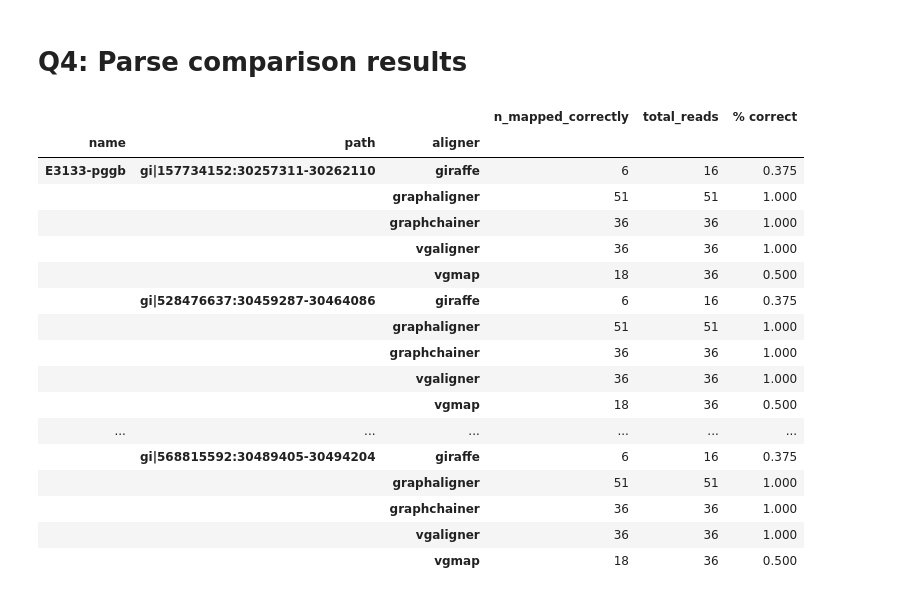
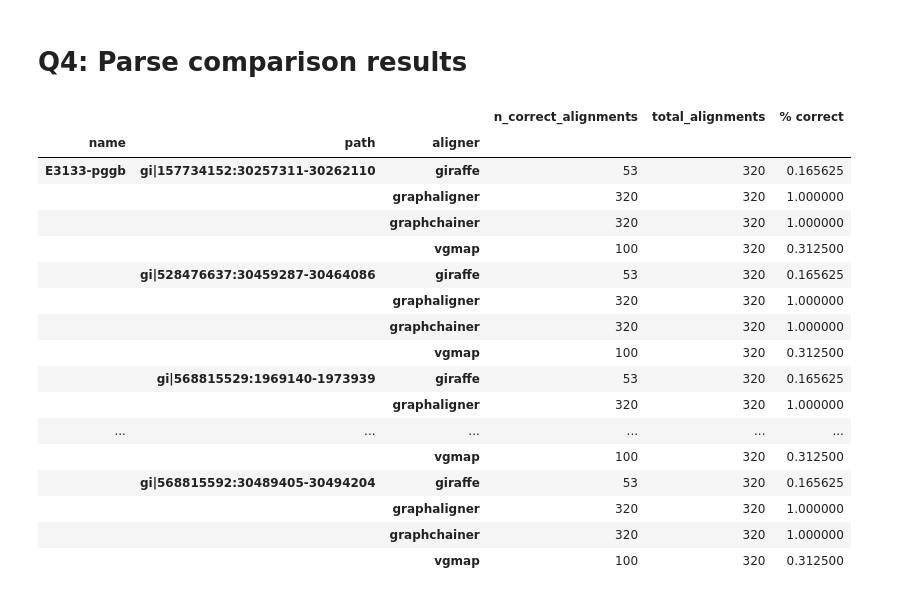
Before and after one commit to HopedWall/vgaligner-new-experiments, a Jupyter notebook: Analysis.ipynb, the cells around one changed output. Drawn from its saved outputs; the diff is of its cells as text; code cells hidden in the pictures.

```diff
--- a/Analysis.ipynb
+++ b/Analysis.ipynb
@@ -65,18 +53,20 @@ Path gi|528476637:30459287-30464086 aligned by 6 aligners
 # %%
 aligners_results = []
 for dataset in DATASETS:
-    curr_record = dict()
-
     results_by_path = results[dataset]
     for path in results_by_path.keys():
+        curr_record = dict()
         curr_record['dataset'] = dataset
-        #curr_record['n aligner mapped'] = len(results_by_path[path])
+        curr_record['path'] = path
         curr_record['mapped by'] = set(map(lambda result : result[0], results_by_path[path]))
         curr_record['not mapped by'] = set(ALIGNERS)-curr_record['mapped by']
+        curr_record['n aligner that worked'] = len(results_by_path[path])
         curr_record['% aligner that worked'] = len(results_by_path[path])/len(ALIGNERS) * 100
         aligners_results.append(curr_record)
         # TODO: remove .gaf from vg map (in snakefile)
 
+
 aligners_results_df = pd.DataFrame(aligners_results)
-aligners_results_df
+group_by = aligners_results_df.groupby(['dataset','path'])
+group_by.first()
 # %% [output]
@@ -168,20 +99,12 @@ for dataset in DATASETS:
         if not name.endswith(".time"):
             continue
 
-        # TODO: fix in snakefile
-        if "vgaligner_map" in name:
-            name = name.replace("vgaligner_map", "vgalignermap")
-
         name_without_ext = name[:-5]
 
-        if name_without_ext == 'vgindex':
+        if name_without_ext == 'vgindex' or name_without_ext == "vgalignerindex":
             continue
         else:
             path,aligner = name_without_ext.split('_')
-
-            # TODO: fix in snakemake
-            if "vgalignermap" in name:
-                name = name.replace("vgalignermap", "vgaligner_map")
 
             log_full_path = os.path.join(logs_folder, name)
             with open(log_full_path, "r") as fp:
@@ -198,7 +121,8 @@ for dataset in DATASETS:
 
                     if line.lstrip().startswith("Maximum resident set size"):
                         space = int(line.split(':')[1])
-                        curr_record['space']= space
+                        curr_record['space (kbytes)']= space
+                        curr_record['space (mbytes)']= float("{:.2f}".format(space/1000))
 
                 aligners_performance.append(curr_record)
 
@@ -256,52 +179,52 @@ graphs_df
 # %%
 jaccard_results = list()
 for dataset in DATASETS:
-    curr_graph_stats = dict()
-    curr_graph_stats["name"] = dataset
-
     comparisons_folder = os.path.join(".","datasets",dataset, "comparisons")
     for name in os.listdir(comparisons_folder):
         name_without_ext = name[:-4]
         path,aligner = name_without_ext.split('_')
+
+        curr_graph_stats = dict()
+        curr_graph_stats["name"] = dataset
 
         comparison_file = os.path.join(".","datasets",dataset, "comparisons", name)
         with open(comparison_file, "r") as fp:
             for line in fp.readlines():
                 if line.lstrip().startswith("Reads mapped correctly"):
                     _,value = line.lstrip().split(":")
                     absolute, _ = value.lstrip().split(" ")
                     n_mapped, total_reads = absolute.split("/")
                     curr_result = {
                         'name':dataset,
                         'aligner':aligner,
                         'path': path,
-                        'n_mapped_correctly':int(n_mapped),
-                        'total_reads': int(total_reads),
+                        'n_correct_alignments':int(n_mapped),
+                        'total_alignments': int(total_reads),
                         '% correct': int(n_mapped)/int(total_reads)
                     }
                     break
 
         jaccard_results.append(curr_result)
 
 jaccard_results_df = pd.DataFrame(jaccard_results)
 group_by = jaccard_results_df.groupby(['name','path','aligner'])
 group_by.first()
 # %% [output]
-|  |  |  | n_mapped_correctly | total_reads | % correct |
+|  |  |  | n_correct_alignments | total_alignments | % correct |
 | name | path | aligner |  |  |  |
-| E3133-pggb | gi|157734152:30257311-30262110 | giraffe | 6 | 16 | 0.375 |
-|  |  | graphaligner | 51 | 51 | 1.000 |
-|  |  | graphchainer | 36 | 36 | 1.000 |
-|  |  | vgaligner | 36 | 36 | 1.000 |
-|  |  | vgmap | 18 | 36 | 0.500 |
-|  | gi|528476637:30459287-30464086 | giraffe | 6 | 16 | 0.375 |
-|  |  | graphaligner | 51 | 51 | 1.000 |
-|  |  | graphchainer | 36 | 36 | 1.000 |
-|  |  | vgaligner | 36 | 36 | 1.000 |
-|  |  | vgmap | 18 | 36 | 0.500 |
+| E3133-pggb | gi|157734152:30257311-30262110 | giraffe | 53 | 320 | 0.165625 |
+|  |  | graphaligner | 320 | 320 | 1.000000 |
+|  |  | graphchainer | 320 | 320 | 1.000000 |
+|  |  | vgmap | 100 | 320 | 0.312500 |
+|  | gi|528476637:30459287-30464086 | giraffe | 53 | 320 | 0.165625 |
+|  |  | graphaligner | 320 | 320 | 1.000000 |
+|  |  | graphchainer | 320 | 320 | 1.000000 |
+|  |  | vgmap | 100 | 320 | 0.312500 |
+|  | gi|568815529:1969140-1973939 | giraffe | 53 | 320 | 0.165625 |
+|  |  | graphaligner | 320 | 320 | 1.000000 |
 | ... | ... | ... | ... | ... | ... |
-|  | gi|568815592:30489405-30494204 | giraffe | 6 | 16 | 0.375 |
-|  |  | graphaligner | 51 | 51 | 1.000 |
-|  |  | graphchainer | 36 | 36 | 1.000 |
-|  |  | vgaligner | 36 | 36 | 1.000 |
-|  |  | vgmap | 18 | 36 | 0.500 |
+|  |  | vgmap | 100 | 320 | 0.312500 |
+|  | gi|568815592:30489405-30494204 | giraffe | 53 | 320 | 0.165625 |
+|  |  | graphaligner | 320 | 320 | 1.000000 |
+|  |  | graphchainer | 320 | 320 | 1.000000 |
+|  |  | vgmap | 100 | 320 | 0.312500 |
```
Also changed, not shown: parts of 8 cells of this notebook, 2 other files.
